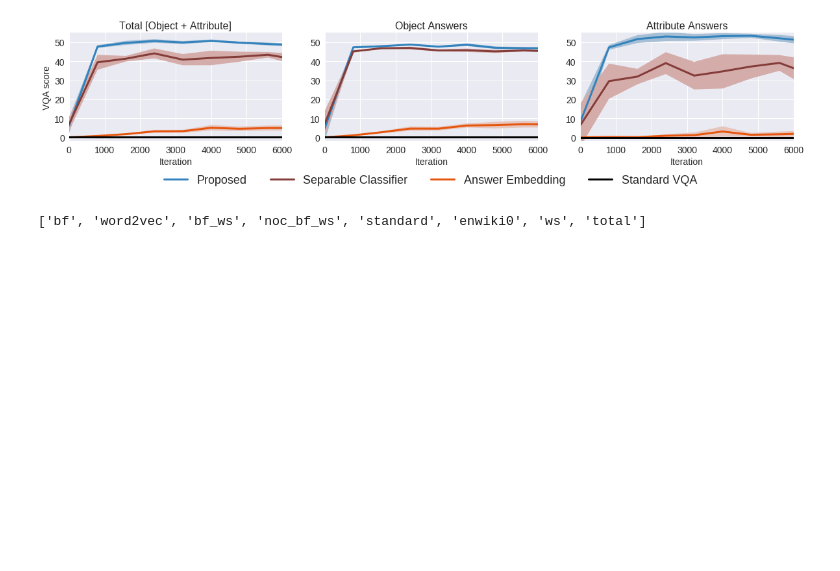
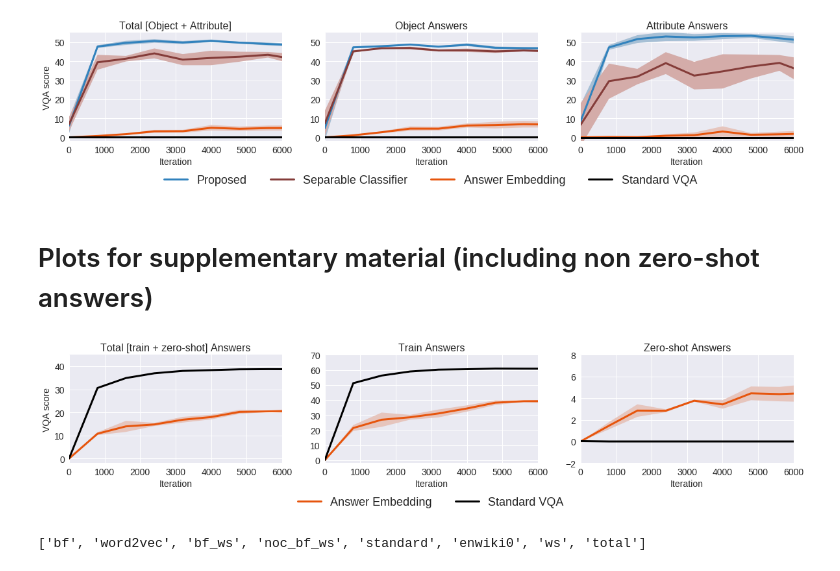
Before and after one commit to HyeonwooNoh/VQA-Transfer-ExternalData, a Jupyter notebook: plot_for_paper.ipynb, the cells around one changed output. Drawn from its saved outputs; the diff is of its cells as text; code cells hidden in the pictures; blank space fills up the shorter version.

Commit message:
plot update

```diff
--- a/plot_for_paper.ipynb
+++ b/plot_for_paper.ipynb
@@ -32,8 +32,3 @@ plt.style.available
 import cPickle
 # %%
 plt.style.use('seaborn')
-# %%
-ws = cPickle.load(open('train_dir/vqa_vlmap_answer_d_qa_split_objattr_answer_3div4_genome_memft_check_all_answer_thres1_50000_thres2_-1_tf_record_memft_vfeat_bottomup_36_my_bf_or_wordset_withatt_sp_ordered_iter_sd456_bs512_lr0.001_seed345_20180505-060103/collect_eval_test_result.pkl', 'rb'))
-bf = cPickle.load(open('experiments/important/0424_main_contribution_exp_answer_zs_3div4/vqa_vlmap_answer_d_qa_split_objattr_answer_3div4_genome_memft_check_all_answer_thres1_50000_thres2_-1_tf_record_memft_vfeat_bottomup_36_my_bf_only_sp_bs512_lr0.001_20180423-231715/collect_eval_test_result.pkl', 'rb'))
-bf_ws = cPickle.load(open('experiments/important/0424_main_contribution_exp_answer_zs_3div4/vqa_vlmap_answer_d_qa_split_objattr_answer_3div4_genome_memft_check_all_answer_thres1_50000_thres2_-1_tf_record_memft_vfeat_bottomup_36_my_bf_or_wordset_sp_bs512_lr0.001_20180423-205117/collect_eval_test_result.pkl', 'rb'))
-noc_bf_ws = cPickle.load(open('experiments/important/0424_main_contribution_exp_answer_zs_3div4/vqa_vlmap_answer_noc_d_qa_split_objattr_answer_3div4_genome_memft_check_all_answer_thres1_50000_thres2_-1_tf_record_memft_vfeat_bottomup_36_my_noc_bf_or_wordset_4801_bs512_lr0.001_20180424-171148/collect_eval_test_result.pkl', 'rb'))
@@ -323,3 +183,12 @@ plt.savefig('plots/model_comparison_with_std.png',bbox_inches='tight')
 plt.show()
 # %% [output]
 [figure]
+# %% [markdown]
+# Plots for supplementary material (including non zero-shot answers)
+# %%
+dirs_dict = {}
+dirs_dict['standard'] = glob.glob('/home/carpedm20/git/vlmap/vqa_all_standard_and_non_standard_train_dir/vqa_standard_d_qa_*')
+dirs_dict['word2vec'] = glob.glob('/home/carpedm20/git/vlmap/vqa_all_standard_and_non_standard_train_dir/vqa_standard_word2vec_d_qa*')
+# %%
+titles = ['Total [train + zero-shot] Answers', 'Train Answers', 'Zero-shot Answers']
+names = ['new_total_total_score', 'new_no_test_total_score', 'new_no_train_total_score']
@@ -326,3 +224,49 @@ plt.show()
+# %%
+plt.figure(figsize=(20,4))
+#plt.suptitle('Liguistic Knowledge Sources Comparison', fontsize=20, x=0.51, y=1.08)
+y_lims = [(-2, 45), (-2, 70), (-2, 8)]
+linecolors = {
+    'bf_ws': '#3182bd',
+    'noc_bf_ws': '#843c39',
+    'word2vec': '#e6550d',
+    'standard': 'black'
+}
+facecolors = {
+    'bf_ws': '#a6bfd5',
+    'noc_bf_ws': '#d4aca9',
+    'word2vec': '#e6c5bd',
+    'standard': 'black',
+}
+for i, (title, name, y_lim) in enumerate(zip(titles, names, y_lims)):
+    plt.subplot(1, 3, i+1)
+    for res_key in ['word2vec', 'standard']:
+        res = data_summary_dict[res_key]
+        x = res['iter']
+        y = res[name + '_mean'] * 100
+        y_err = res[name + '_std'] * 100
+        plt.plot(x, y, linewidth=3, color=linecolors[res_key])
+        plt.fill_between(x, y - y_err, y + y_err, facecolor=facecolors[res_key])
+
+    plt.title(title, fontsize=16)
+    #plt.legend(['Blankfill + Wordset', 'Blankfill', 'Wordset'], loc='lower right', bbox_to_anchor=(0.98, 0.05), fontsize=14)
+    plt.ylim(y_lim)
+    plt.xlim((0, 6000))
+    plt.yticks(fontsize=14)
+    plt.xticks(fontsize=14)
+    if i == 0:
+        plt.ylabel('VQA score', fontsize=14)
+    plt.xlabel('Iteration', fontsize=14)
+
+#plt.figlegend(['Proposed', 'Separable Classifier', 'Answer Embedding', 'Standard VQA'], loc='lower center', ncol=4, fontsize=18, bbox_to_anchor=(0.42, 0))
+plt.figlegend(['Answer Embedding', 'Standard VQA'], loc='lower center', ncol=4, fontsize=18, bbox_to_anchor=(0.42, 0))
+plt.subplots_adjust(bottom=0.3)
+#plt.figlegend( lines, labels, loc = 'lower center', ncol=5, labelspacing=0. )
+
+#plt.tight_layout()
+plt.savefig('plots/model_comparison_with_std_vqa_all.png',bbox_inches='tight')
+plt.show()
+# %% [output]
+[figure, added]
 # %%
 data_dict.keys()
 # %% [output]
```
Also changed, not shown: parts of 9 cells of this notebook.
